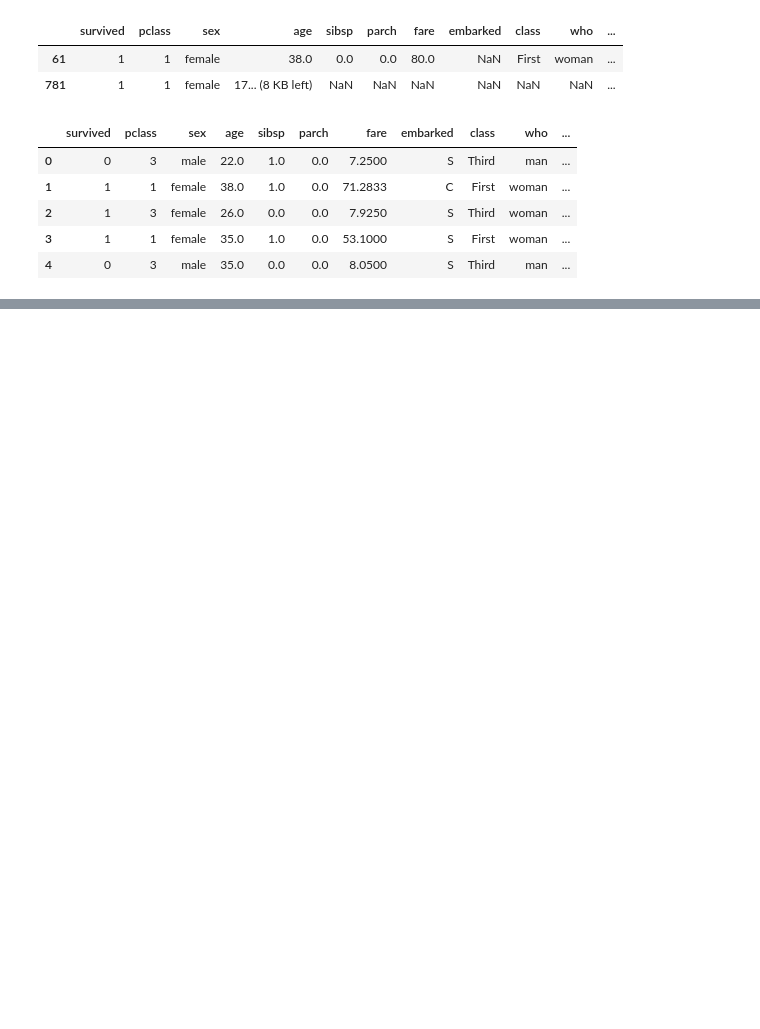
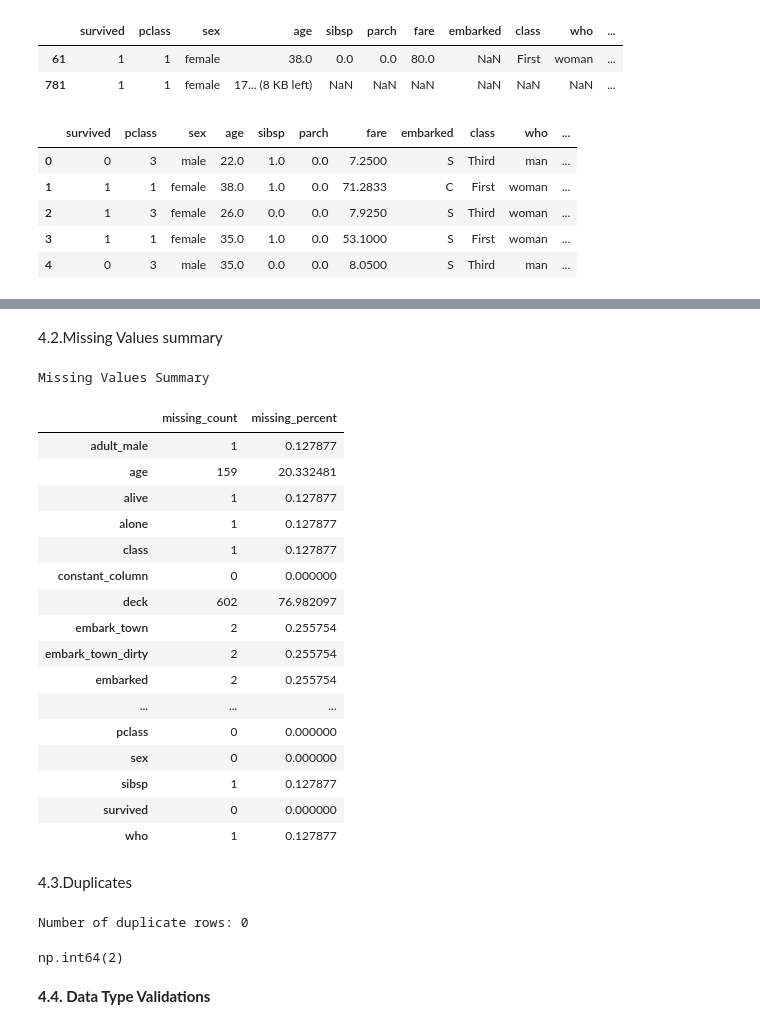
Before and after one commit to bibekpandey0521/eda, a Jupyter notebook: data_quality_checks.ipynb, the cells around one changed output, grey strips where cells are left out. Drawn from its saved outputs; the diff is of its cells as text; code cells hidden in the pictures; blank space fills up the shorter version.

```diff
--- a/data_quality_checks.ipynb
+++ b/data_quality_checks.ipynb
@@ -206,0 +293,52 @@ df.head()
+# %% [markdown]
+4.2.Missing Values summary
+# %%
+missing_count = df.isna().sum().sort_values(ascending=True)
+missing_percent = (df.isna().mean() * 100).sort_values(ascending=False)
+
+missing_summary = pd.DataFrame(
+    {
+        "missing_count" : missing_count,
+        "missing_percent" : missing_percent
+    }
+)
+print("Missing Values Summary")
+missing_summary
+# %% [output]
+Missing Values Summary
+|  | missing_count | missing_percent |
+| adult_male | 1 | 0.127877 |
+| age | 159 | 20.332481 |
+| alive | 1 | 0.127877 |
+| alone | 1 | 0.127877 |
+| class | 1 | 0.127877 |
+| constant_column | 0 | 0.000000 |
+| deck | 602 | 76.982097 |
+| embark_town | 2 | 0.255754 |
+| embark_town_dirty | 2 | 0.255754 |
+| embarked | 2 | 0.255754 |
+| ... | ... | ... |
+| pclass | 0 | 0.000000 |
+| sex | 0 | 0.000000 |
+| sibsp | 1 | 0.127877 |
+| survived | 0 | 0.000000 |
+| who | 1 | 0.127877 |
+# %% [markdown]
+4.3.Duplicates
+# %%
+duplicates_mask = df.duplicated()
+num_duplicates = duplicates_mask.sum()
+
+print("Number of duplicate rows:",num_duplicates)
+
+# for removing duplicates
+# df_no_duplicates = df.drop_duplicates()
+# df_no_duplicates
+# %% [output]
+Number of duplicate rows: 0
+# %%
+pd.Series([False,True,True,False,False]).sum()
+# %% [output]
+np.int64(2)
+# %% [markdown]
+**4.4. Data Type Validations**
```
Also changed, not shown: parts of 23 cells of this notebook, 2 other files.
